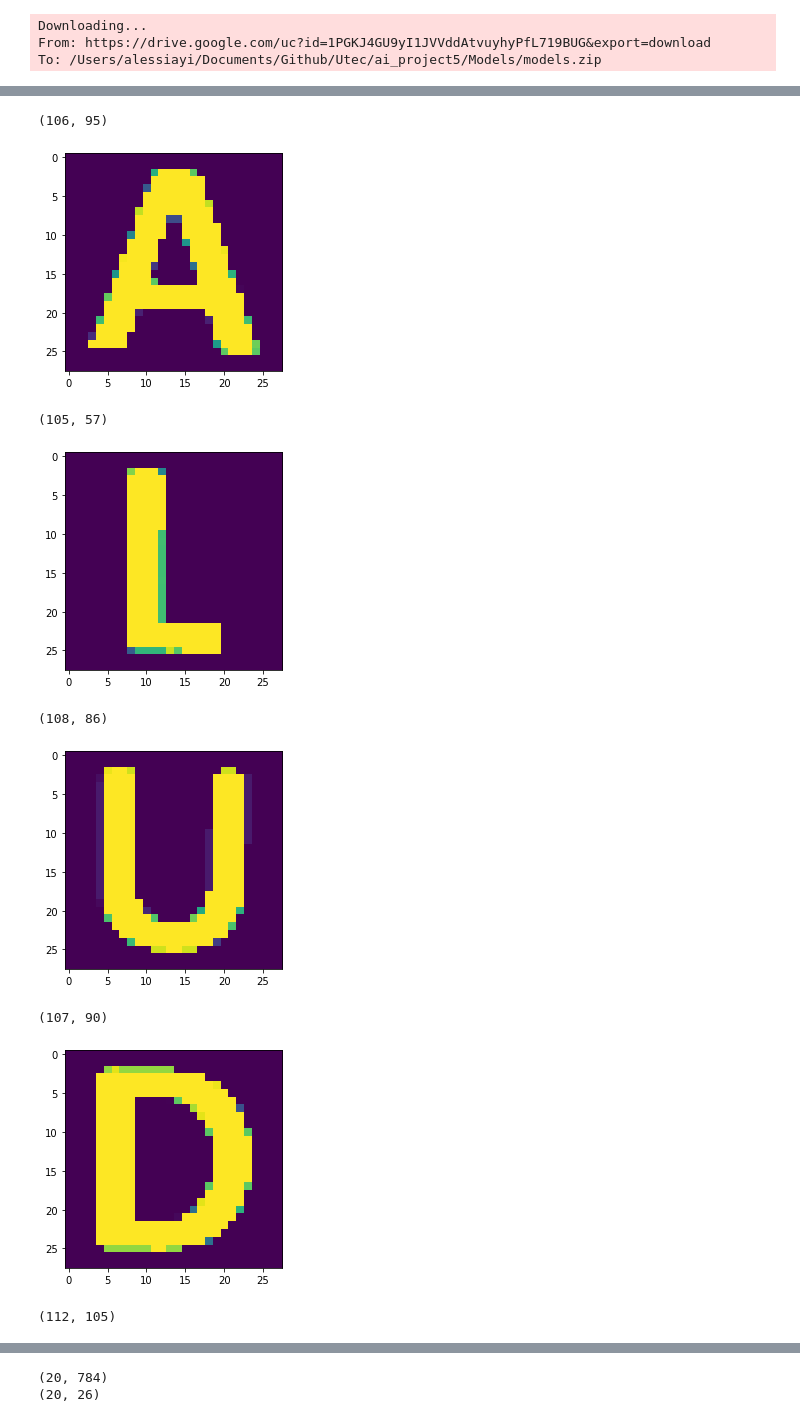
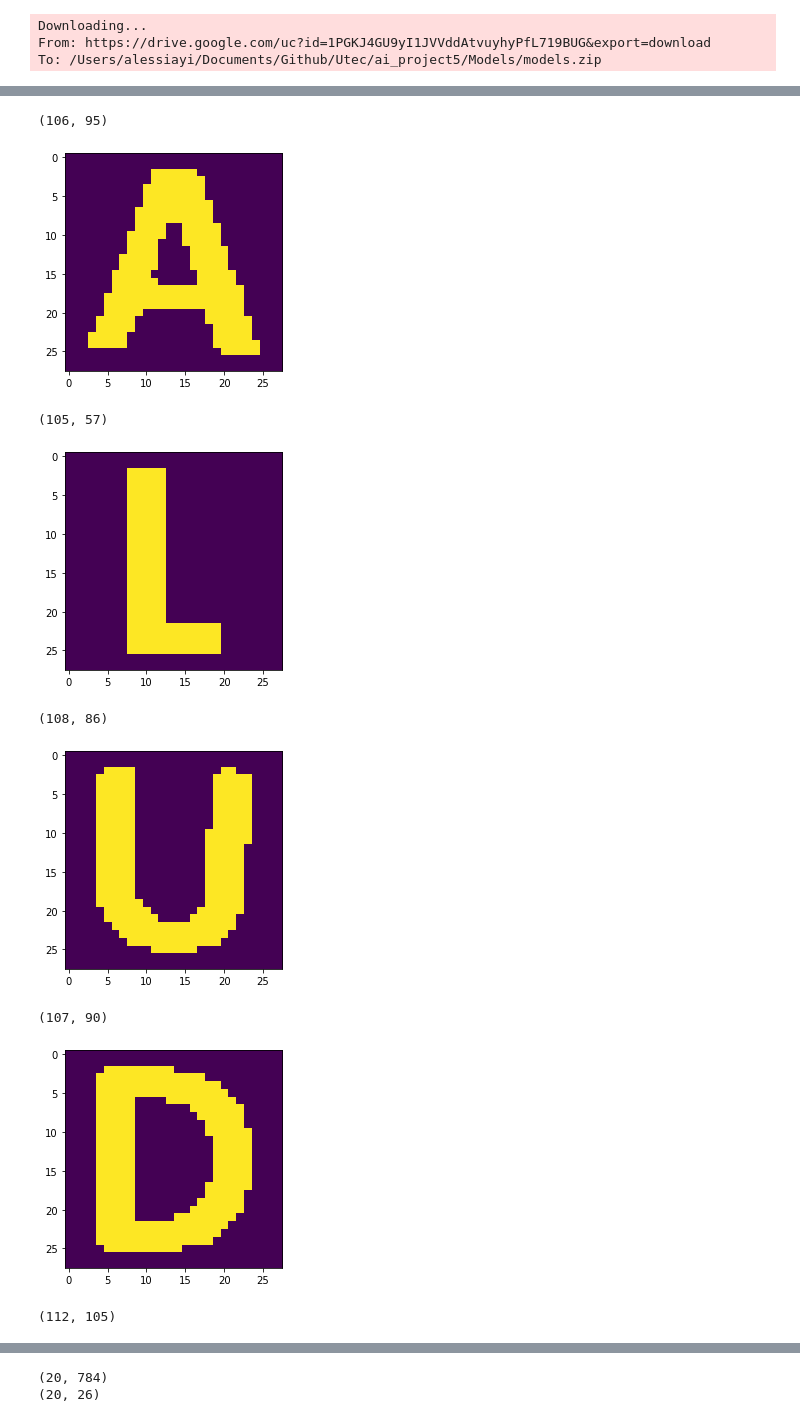
Before and after one commit to jneirar/ai_project5, a Jupyter notebook: Test.ipynb, the cells around one changed output, grey strips where cells are left out. Cells and saved outputs as stored; diff of their text form; code cells hidden in the pictures.

```diff
--- a/Test.ipynb
+++ b/Test.ipynb
@@ -36,7 +36,7 @@ From: https://drive.google.com/uc?id=1PGKJ4GU9yI1JVVddAtvuyhyPfL719BUG&export=do
 To: /Users/alessiayi/Documents/Github/Utec/ai_project5/Models/models.zip
 # %%
 #Obtener images = lista de np arrays que entran al modelo
-img = cv2.imread(PATH + '/saludo.jpeg')
+img = cv2.imread(PATH + '/out.jpg')
 
 gray = cv2.cvtColor(img, cv2.COLOR_BGR2GRAY)
 ret, thresh = cv2.threshold(gray, 127, 255, cv2.THRESH_BINARY_INV)
@@ -58,7 +58,7 @@ for e, i in enumerate(boxes):
     w = i[2]
     h = i[3]
     cropped = thresh[y:y+h, x:x+w]
-    # inverted = 255 - cropped
+    inverted = 255 - cropped
     print(cropped.shape)
     height = cropped.shape[0]
     width = cropped.shape[1]
@@ -71,7 +71,11 @@ for e, i in enumerate(boxes):
         diff = width - height
         padding = cv2.copyMakeBorder(cropped,10+int(diff/2),10+int(diff/2),10,10,cv2.BORDER_CONSTANT,value=[0,0,0])
     resized = cv2.resize(padding, (28, 28))
-    images.append(resized)
+    for ii in range(resized.shape[0]):
+        for jj in range(resized.shape[1]):
+            if resized[ii][jj] > 0:
+                resized[ii][jj] = 255
+    images.append(resized.astype('float32'))
     if e < 6:
         plt.imshow(resized)
         plt.show()
@@ -85,9 +89,9 @@ print(images[0].shape)
 (106, 95)
-[figure, old version]
+[figure, new version]
 (105, 57)
-[figure, old version]
+[figure, new version]
 (108, 86)
-[figure, old version]
+[figure, new version]
 (107, 90)
-[figure, old version]
+[figure, new version]
 (112, 105)
```
Also changed, not shown: parts of 10 cells of this notebook.
